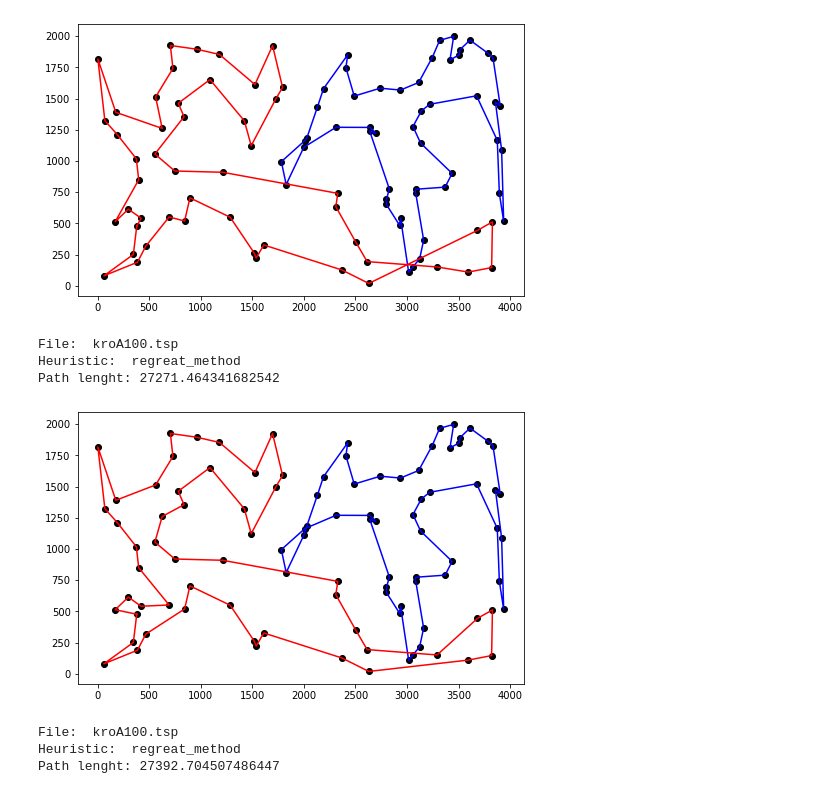
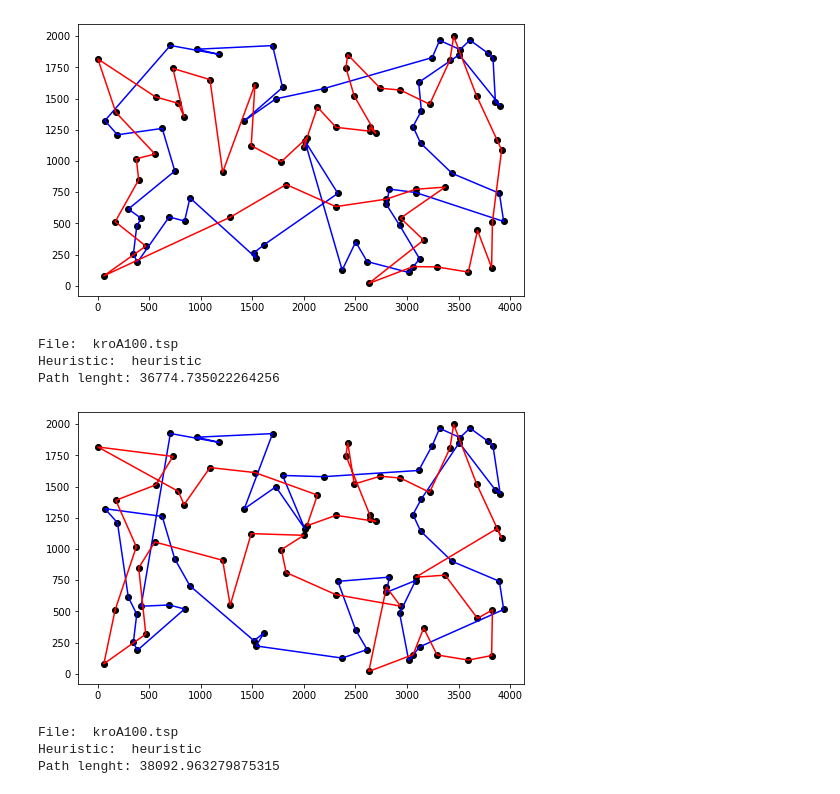
Before and after one commit to imo2022/imo2, a Jupyter notebook: lab2.ipynb, the cells around one changed output. Drawn from its saved outputs; the diff is of its cells as text; code cells hidden in the pictures.

```diff
--- a/lab2.ipynb
+++ b/lab2.ipynb
@@ -315,39 +341,39 @@ def greedy_inner_edg(cycle_new1, cycle_new2):
     while(True):
         cycle1_copy = np.array(cycle_new1.copy())
         cycle2_copy = np.array(cycle_new2.copy())
         c1, c2 = greedy_inner_edges(cycle1_copy, cycle2_copy, cycle_new1, cycle_new2)
         if c1 == []:
             break
         cycle_new1_ret, cycle_new2_ret = cycle_new1, cycle_new2 = c1, c2
     return cycle_new1_ret, cycle_new2_ret
 
-i, j = greedy_inner(cycle_new1, cycle_new2)
+i, j = greedy_inner_edg(cycle_new1, cycle_new2)
 draw_path(points, i, j, file + "_" + heuristic_name + ".jpg")
 print("File: ", 'kroA100.tsp', "\nHeuristic: ", heuristic_name,
       "\nPath lenght:", cycle_lenght(distances, i) + cycle_lenght(distances, j))
 
 
 def steepest_inner_edg(cycle_new1, cycle_new2):
     cycle_new1_ret, cycle_new2_ret = cycle_new1.copy(), cycle_new2.copy()
     while(True):
         cycle1_copy = np.array(cycle_new1.copy())
         cycle2_copy = np.array(cycle_new2.copy())
         c1, c2 = steepest_inner_vertexy(cycle1_copy, cycle2_copy, cycle_new1, cycle_new2)
         if c1 == []:
             break
         cycle_new1_ret, cycle_new2_ret = cycle_new1, cycle_new2 = c1, c2
     return cycle_new1_ret, cycle_new2_ret
 
-k, l = steepest_inner(cycle_new1, cycle_new2)
+k, l = steepest_inner_edg(cycle_new1, cycle_new2)
 draw_path(points, k, l, file + "_" + heuristic_name + ".jpg")
 print("File: ", 'kroA100.tsp', "\nHeuristic: ", heuristic_name,
       "\nPath lenght:", cycle_lenght(distances, k) + cycle_lenght(distances, l))
 # %% [output]
-[figure, old version]
+[figure, new version]
 File:  kroA100.tsp
-Heuristic:  regreat_method
-Path lenght: 27271.464341682542
+Heuristic:  heuristic
+Path lenght: 36774.735022264256
-[figure, old version]
+[figure, new version]
 File:  kroA100.tsp
-Heuristic:  regreat_method
-Path lenght: 27392.704507486447
+Heuristic:  heuristic
+Path lenght: 38092.963279875315
```
Also changed, not shown: parts of 8 cells of this notebook.
